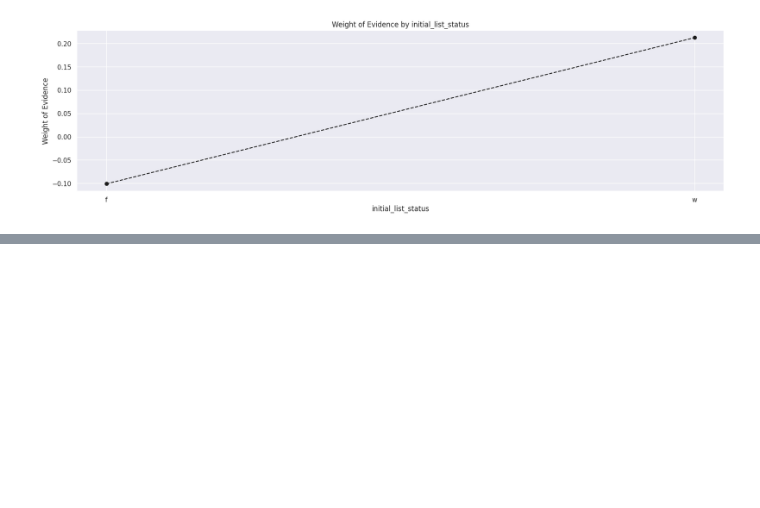
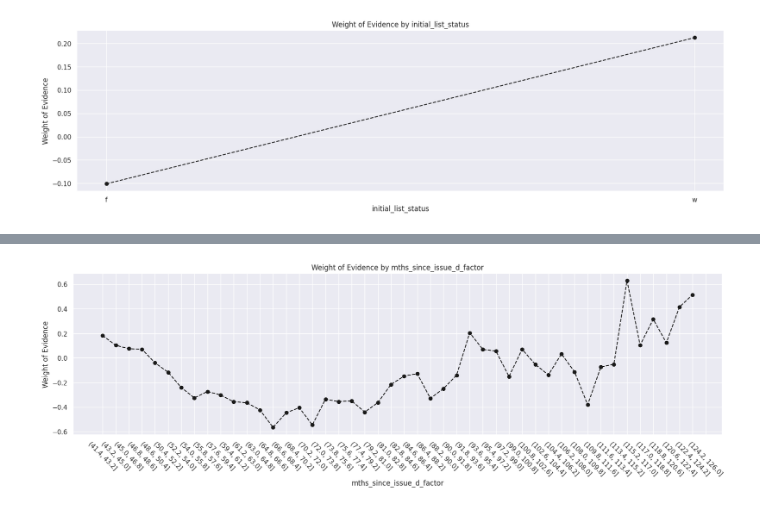
Before and after one commit to andre-cav/Credit-Risk-with-Python, a Jupyter notebook: Credit_Risk_ModellingData.ipynb, the cells around one changed output, grey strips where cells are left out. Drawn from its saved outputs; the diff is of its cells as text; code cells hidden in the pictures; blank space fills up the shorter version.

```diff
--- a/Credit_Risk_ModellingData.ipynb
+++ b/Credit_Risk_ModellingData.ipynb
@@ -913,0 +1003,4 @@ def woe_continous(df, continous_variable_name, good_bad_variable_df):
+# %%
+plot_by_woe(df_temp.iloc[3: , :],-45)
+# %% [output]
+[figure, added]
```
Also changed, not shown: parts of 22 cells of this notebook.
